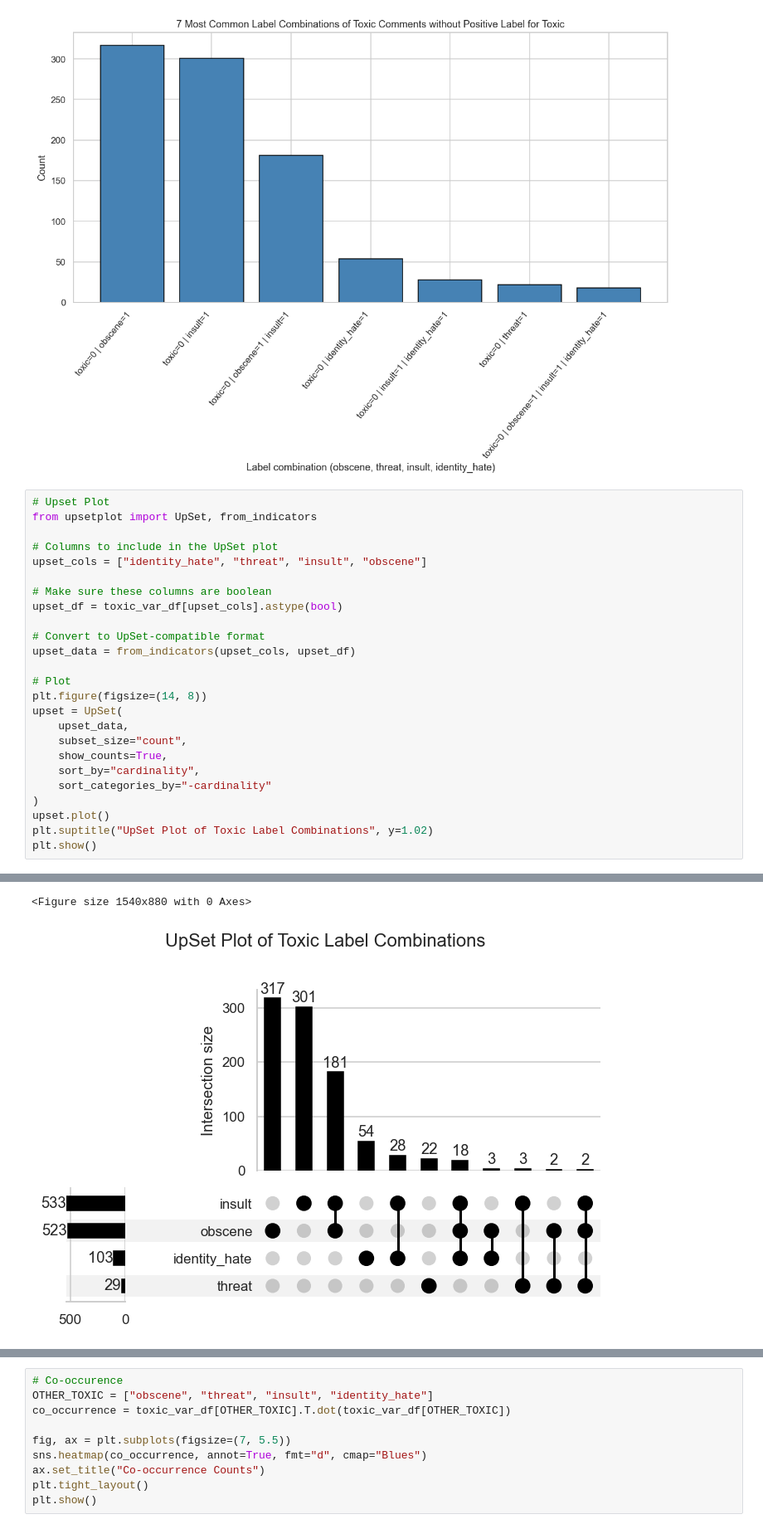
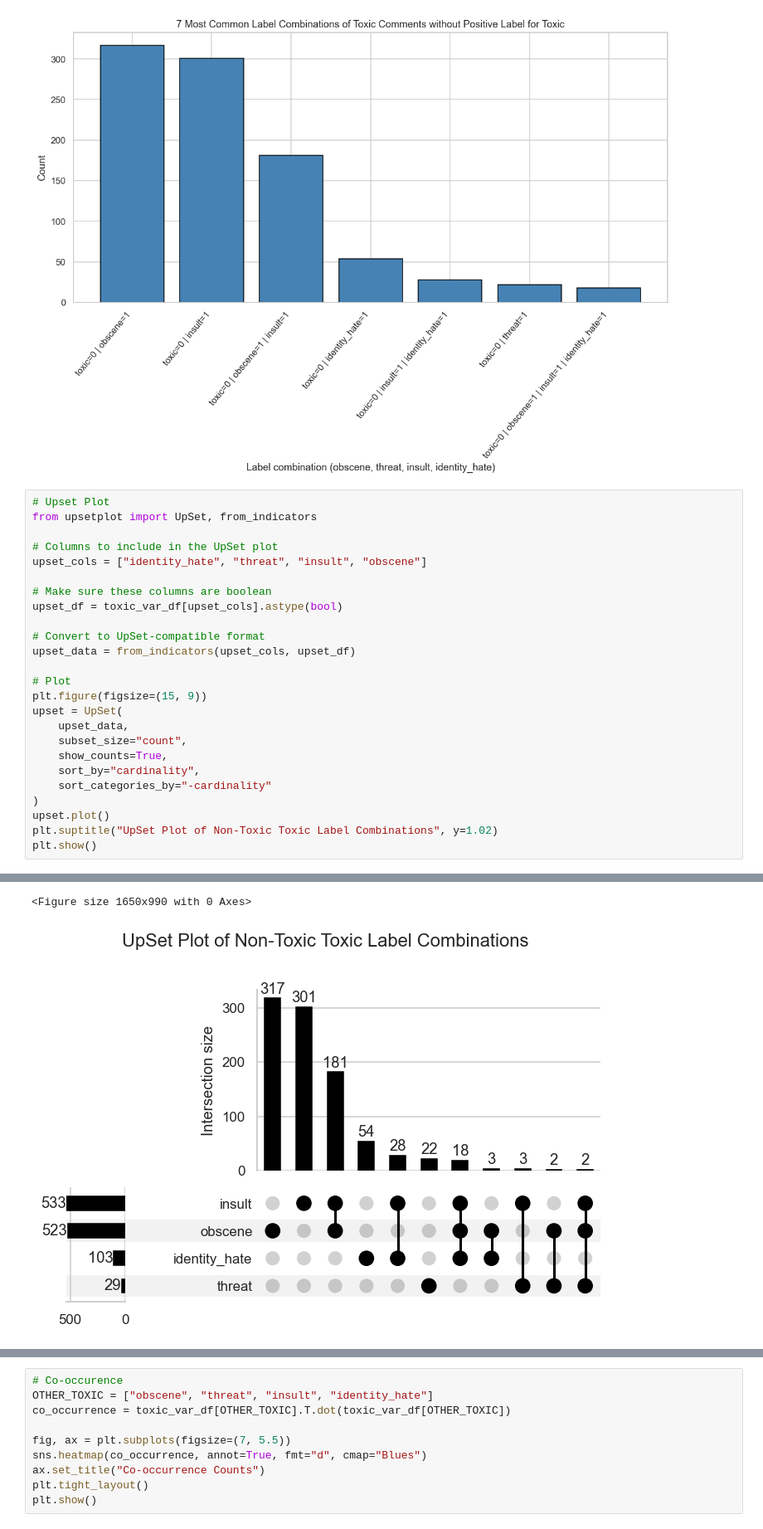
Before and after one commit to danlam-sudo/cmpe258-2026Fall-ToxicCommentDetection, a Jupyter notebook: eda/EDA.ipynb, the cells around one changed output, grey strips where cells are left out. Shown at 83% size. Drawn from its saved outputs; the diff is of its cells as text.

Commit message:
Updated EDA notebook to reset execution counts to null and added new code cell for analysis of toxic comment metrics.

```diff
--- a/eda/EDA.ipynb
+++ b/eda/EDA.ipynb
@@ -329,37 +369,37 @@ upset_df = toxic_var_df[upset_cols].astype(bool)
 upset_data = from_indicators(upset_cols, upset_df)
 
 # Plot
-plt.figure(figsize=(14, 8))
+plt.figure(figsize=(15, 9))
 upset = UpSet(
     upset_data,
     subset_size="count",
     show_counts=True,
     sort_by="cardinality",
     sort_categories_by="-cardinality"
 )
 upset.plot()
-plt.suptitle("UpSet Plot of Toxic Label Combinations", y=1.02)
+plt.suptitle("UpSet Plot of Non-Toxic Toxic Label Combinations", y=1.02)
 plt.show()
 # %% [output]
 The behavior will change in pandas 3.0. This inplace method will never work because the intermediate object on which we are setting values always behaves as a copy.
 
 For example, when doing 'df[col].method(value, inplace=True)', try using 'df.method({col: value}, inplace=True)' or df[col] = df[col].method(value) instead, to perform the operation inplace on the ori ...
 
 
   styles["linewidth"].fillna(1, inplace=True)
 The behavior will change in pandas 3.0. This inplace method will never work because the intermediate object on which we are setting values always behaves as a copy.
 
 For example, when doing 'df[col].method(value, inplace=True)', try using 'df.method({col: value}, inplace=True)' or df[col] = df[col].method(value) instead, to perform the operation inplace on the ori ...
 
 
   styles["facecolor"].fillna(self._facecolor, inplace=True)
 ... (8 lines left out)
 For example, when doing 'df[col].method(value, inplace=True)', try using 'df.method({col: value}, inplace=True)' or df[col] = df[col].method(value) instead, to perform the operation inplace on the ori ...
 
 
   styles["linestyle"].fillna("solid", inplace=True)
-<Figure size 1540x880 with 0 Axes>
+<Figure size 1650x990 with 0 Axes>
-[figure, old version]
+[figure, new version]
 # %%
 # Show Distribution of Labels in this subset compared to original DataFrame
 # i.e., percentage of threats, percentage of obscene, etc.
```
Also changed, not shown: parts of 11 cells of this notebook, 2 other files.
